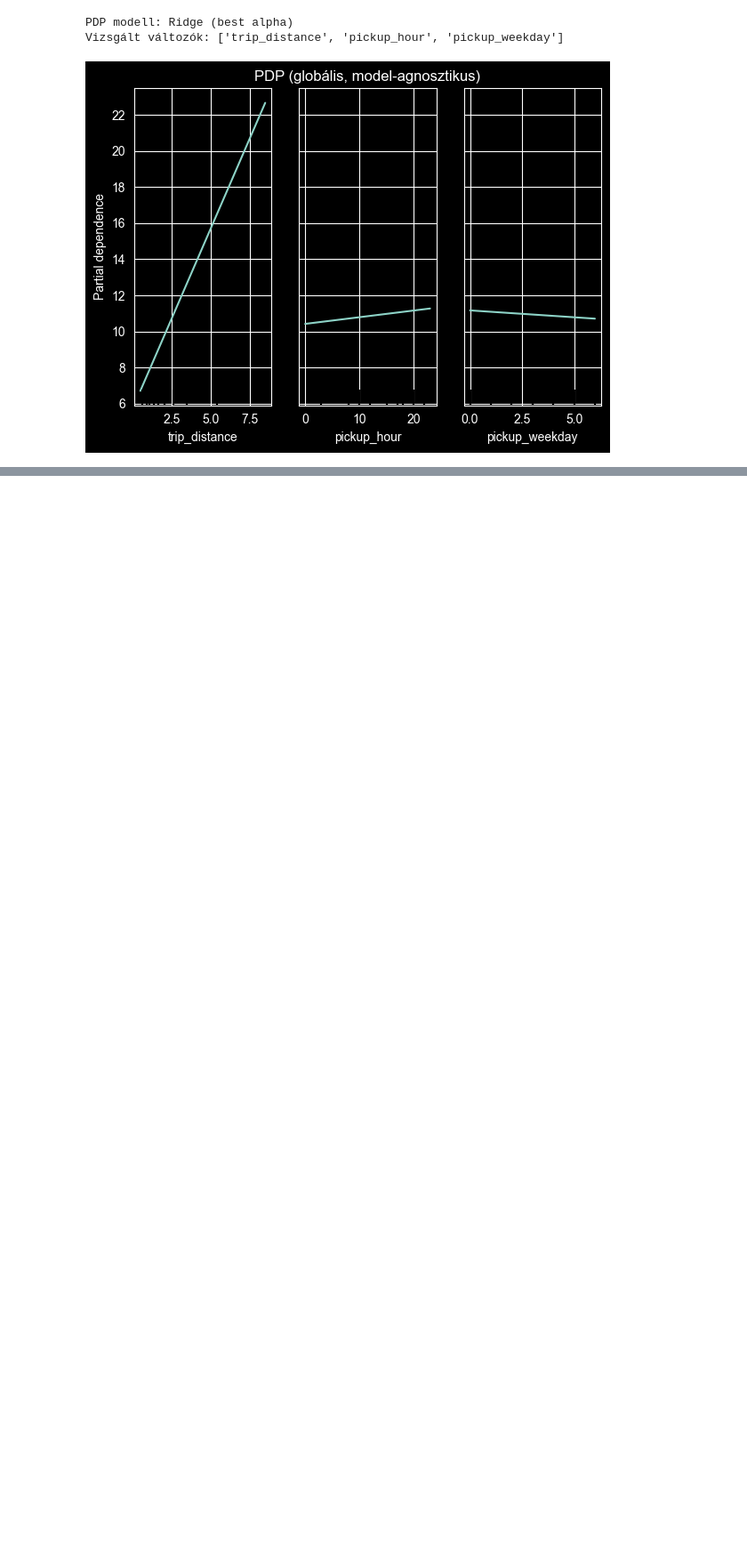
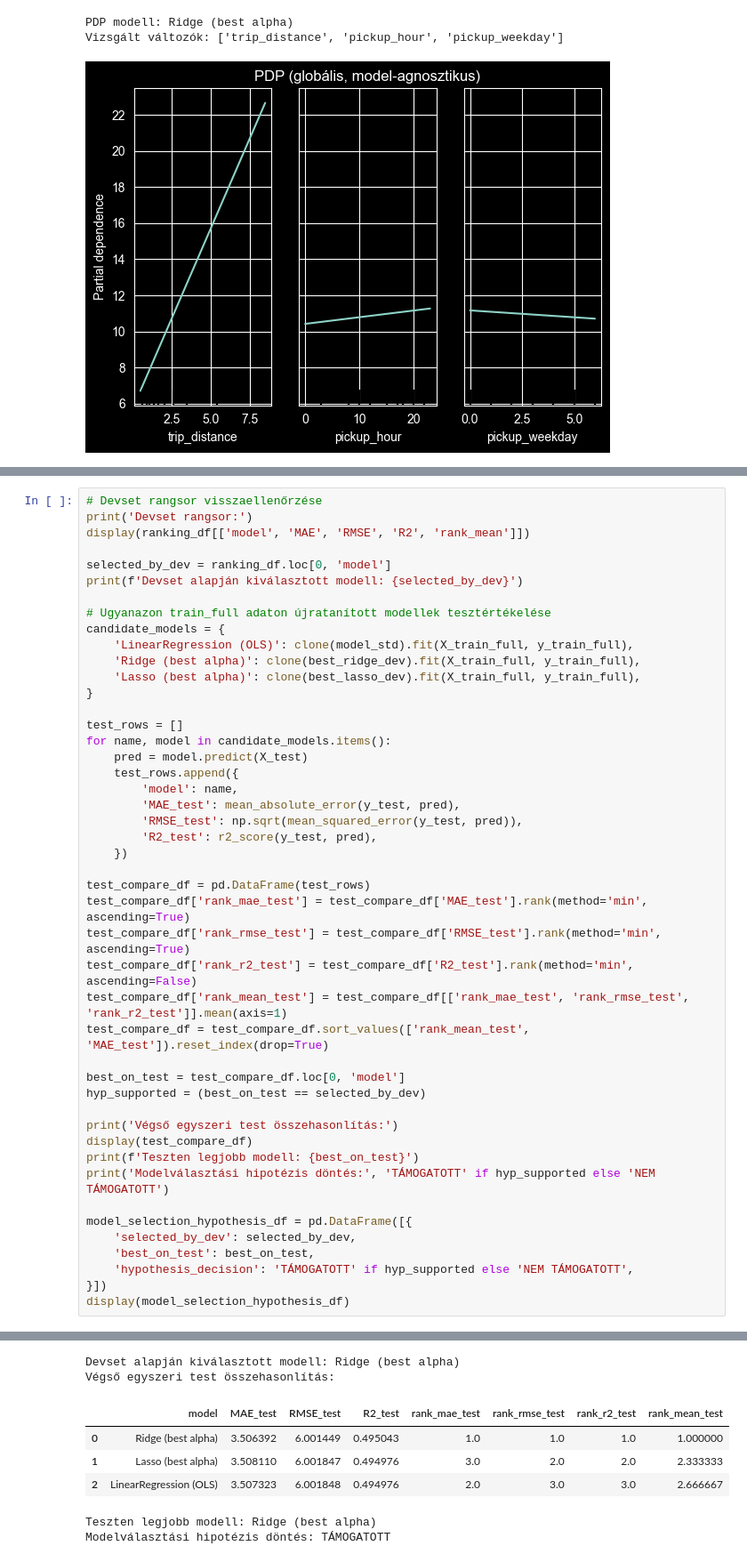
Before and after one commit to szflori/interpretable-ml-taxi, a Jupyter notebook: yellow_taxi_linear_regression_eta.ipynb, the cells around one changed output, grey strips where cells are left out. Shown at 89% size. Cells and saved outputs as stored; diff of their text form; blank space fills up the shorter version.

Commit message:
Hipotézis vizsgálat

```diff
--- a/yellow_taxi_linear_regression_eta.ipynb
+++ b/yellow_taxi_linear_regression_eta.ipynb
@@ -526,0 +717,47 @@ Vizsgált változók: ['trip_distance', 'pickup_hour', 'pickup_weekday']
+# %%
+# Devset rangsor visszaellenőrzése
+print('Devset rangsor:')
+display(ranking_df[['model', 'MAE', 'RMSE', 'R2', 'rank_mean']])
+
+selected_by_dev = ranking_df.loc[0, 'model']
+print(f'Devset alapján kiválasztott modell: {selected_by_dev}')
+
+# Ugyanazon train_full adaton újratanított modellek tesztértékelése
+candidate_models = {
+    'LinearRegression (OLS)': clone(model_std).fit(X_train_full, y_train_full),
+    'Ridge (best alpha)': clone(best_ridge_dev).fit(X_train_full, y_train_full),
+    'Lasso (best alpha)': clone(best_lasso_dev).fit(X_train_full, y_train_full),
+}
+
+test_rows = []
+for name, model in candidate_models.items():
+    pred = model.predict(X_test)
+    test_rows.append({
+        'model': name,
+        'MAE_test': mean_absolute_error(y_test, pred),
+        'RMSE_test': np.sqrt(mean_squared_error(y_test, pred)),
+        'R2_test': r2_score(y_test, pred),
+    })
+
+test_compare_df = pd.DataFrame(test_rows)
+test_compare_df['rank_mae_test'] = test_compare_df['MAE_test'].rank(method='min', ascending=True)
+test_compare_df['rank_rmse_test'] = test_compare_df['RMSE_test'].rank(method='min', ascending=True)
+test_compare_df['rank_r2_test'] = test_compare_df['R2_test'].rank(method='min', ascending=False)
+test_compare_df['rank_mean_test'] = test_compare_df[['rank_mae_test', 'rank_rmse_test', 'rank_r2_test']].mean(axis=1)
+test_compare_df = test_compare_df.sort_values(['rank_mean_test', 'MAE_test']).reset_index(drop=True)
+
+best_on_test = test_compare_df.loc[0, 'model']
+hyp_supported = (best_on_test == selected_by_dev)
+
+print('Végső egyszeri test összehasonlítás:')
+display(test_compare_df)
+print(f'Teszten legjobb modell: {best_on_test}')
+print('Modelválasztási hipotézis döntés:', 'TÁMOGATOTT' if hyp_supported else 'NEM TÁMOGATOTT')
+
+model_selection_hypothesis_df = pd.DataFrame([{
+    'selected_by_dev': selected_by_dev,
+    'best_on_test': best_on_test,
+    'hypothesis_decision': 'TÁMOGATOTT' if hyp_supported else 'NEM TÁMOGATOTT',
+}])
+display(model_selection_hypothesis_df)
+# %% [output]
@@ -526,0 +769,8 @@ Vizsgált változók: ['trip_distance', 'pickup_hour', 'pickup_weekday']
+Devset alapján kiválasztott modell: Ridge (best alpha)
+Végső egyszeri test összehasonlítás:
+|  | model | MAE_test | RMSE_test | R2_test | rank_mae_test | rank_rmse_test | rank_r2_test | rank_mean_test |
+| 0 | Ridge (best alpha) | 3.506392 | 6.001449 | 0.495043 | 1.0 | 1.0 | 1.0 | 1.000000 |
+| 1 | Lasso (best alpha) | 3.508110 | 6.001847 | 0.494976 | 3.0 | 2.0 | 2.0 | 2.333333 |
+| 2 | LinearRegression (OLS) | 3.507323 | 6.001848 | 0.494976 | 2.0 | 3.0 | 3.0 | 2.666667 |
+Teszten legjobb modell: Ridge (best alpha)
+Modelválasztási hipotézis döntés: TÁMOGATOTT
```
Also changed, not shown: parts of 10 cells of this notebook.
